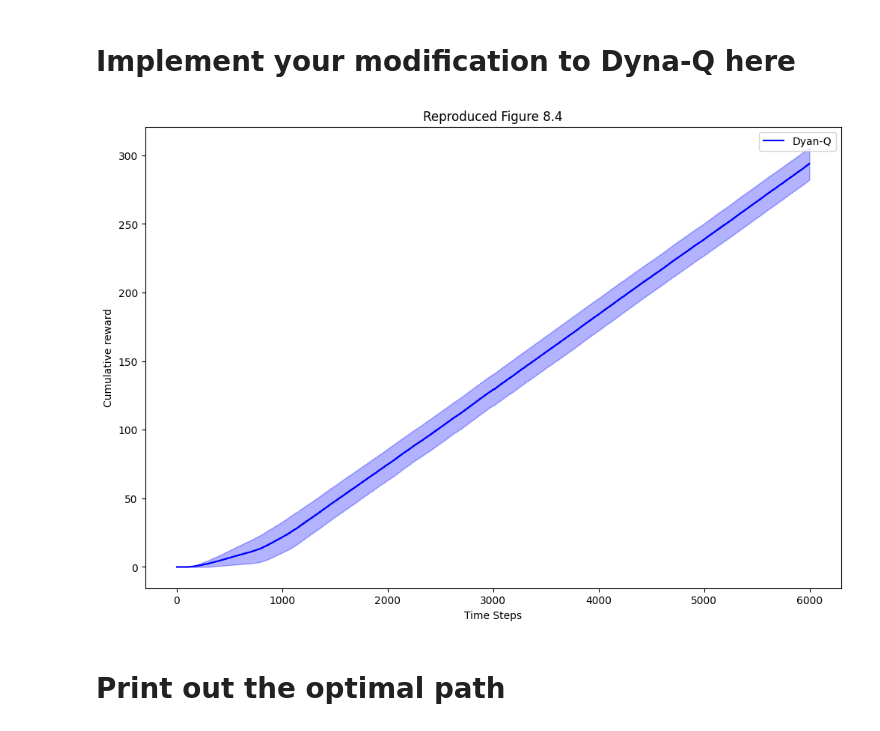
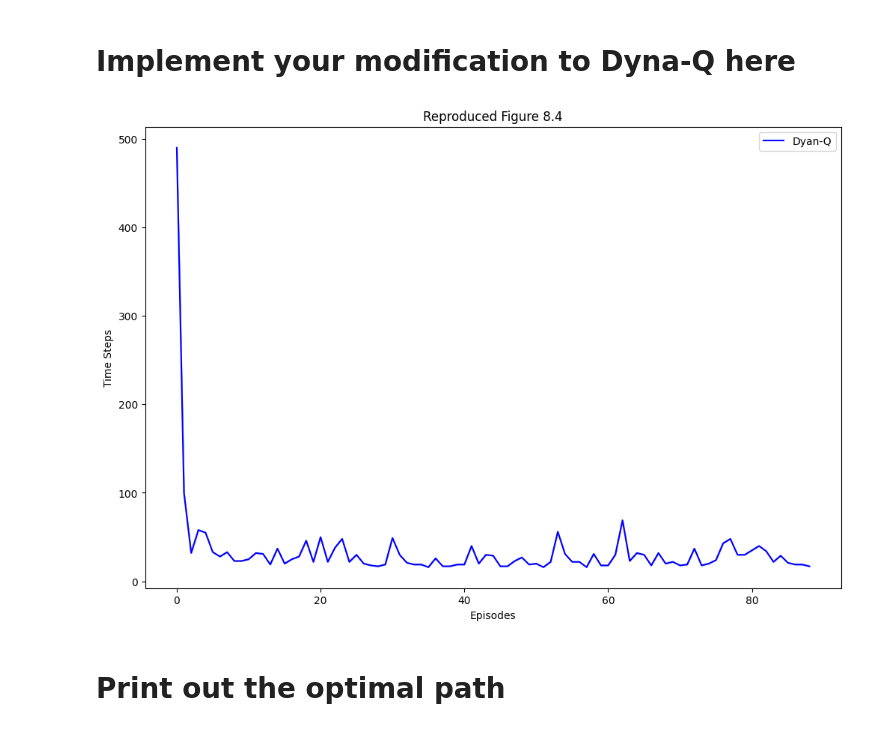
Before and after one commit to arjunjyothieswarb/CS5180, a Jupyter notebook: Assignment6/ex6.ipynb, the cells around one changed output. Saved outputs shown, nothing was run; the diff lists cells and outputs as text; code cells hidden in the pictures.

Commit message:
Done with all

```diff
--- a/Assignment6/ex6.ipynb
+++ b/Assignment6/ex6.ipynb
@@ -1003,6 +1003,8 @@ class TabularModifiedDynaQAgent(TabularDynaQAgent):
         # save the cumulative reward w.r.t. each time step
         cumulative_rewards_wrt_time_steps = np.zeros(self.k)
 
+        time_steps = []
+        t_taken = 0
         # Dyna-Q starts
         state, _ = self.env.reset()
         for t in range(self.k):
@@ -1027,12 +1029,14 @@ class TabularModifiedDynaQAgent(TabularDynaQAgent):
             cumulative_rewards_wrt_time_steps[t] = cumulative_reward
 
             # reset the environment
-            if t == self.maze_switch_time:
-                state, _ = self.env.reset(shift_maze="right")
+            if done:
+                state, _ = self.env.reset()
+                time_steps.append(t_taken)
+                t_taken = 0
             else:
-                if done:
-                    state, _ = self.env.reset()
-                else:
-                    state = next_state
+                state = next_state
 
-        return cumulative_rewards_wrt_time_steps
+            t_taken += 1
+
+        return np.array(time_steps)
+        # return cumulative_rewards_wrt_time_steps
@@ -1047,9 +1092,9 @@ random.seed(1234)
 
 # set hyper-parameters
 params = {
-    "switch_time_step": 3000,
-    "learning_step": 6000,
-    "planning_step": 100,
+    "switch_time_step": 1000,
+    "learning_step": 3000,
+    "planning_step": 200,
     "alpha": 0.1,
     "gamma": 0.95,
     "epsilon": 0.1,
@@ -1058,14 +1103,14 @@ params = {
 
 """ Set running trials for experiments
 """
-run_trial_num = 10
+run_trial_num = 1
 
 """ Run Dyna-Q
 """
 results_dyna_q = []
 for r in tqdm.trange(run_trial_num):
     # create the environment
-    my_env = ShortcutMaze()
+    my_env = StochasticWindyGridWorld()
 
     # create the agent for Dyna-Q
     dyna_q_agent = TabularModifiedDynaQAgent(my_env, params)
@@ -1073,12 +1118,16 @@ for r in tqdm.trange(run_trial_num):
 
     results_dyna_q.append(result)
 # %%
-plot_curves([np.array(results_dyna_q)],
+# res = []
+# for r in range(run_trial_num):
+    # res.append(np.array(results_dyna_q[r]))
+
+plot_curves2([np.array(results_dyna_q)],
             ["Dyan-Q"],
             ["b"],
-            "Cumulative reward", "Reproduced Figure 8.4")
+            "Time Steps", "Reproduced Figure 8.4")
 # %% [output]
-[figure, old version]
+[figure, new version]
 # %% [markdown]
 # Print out the optimal path
 # %%
```
Also changed, not shown: parts of 3 cells of this notebook.
